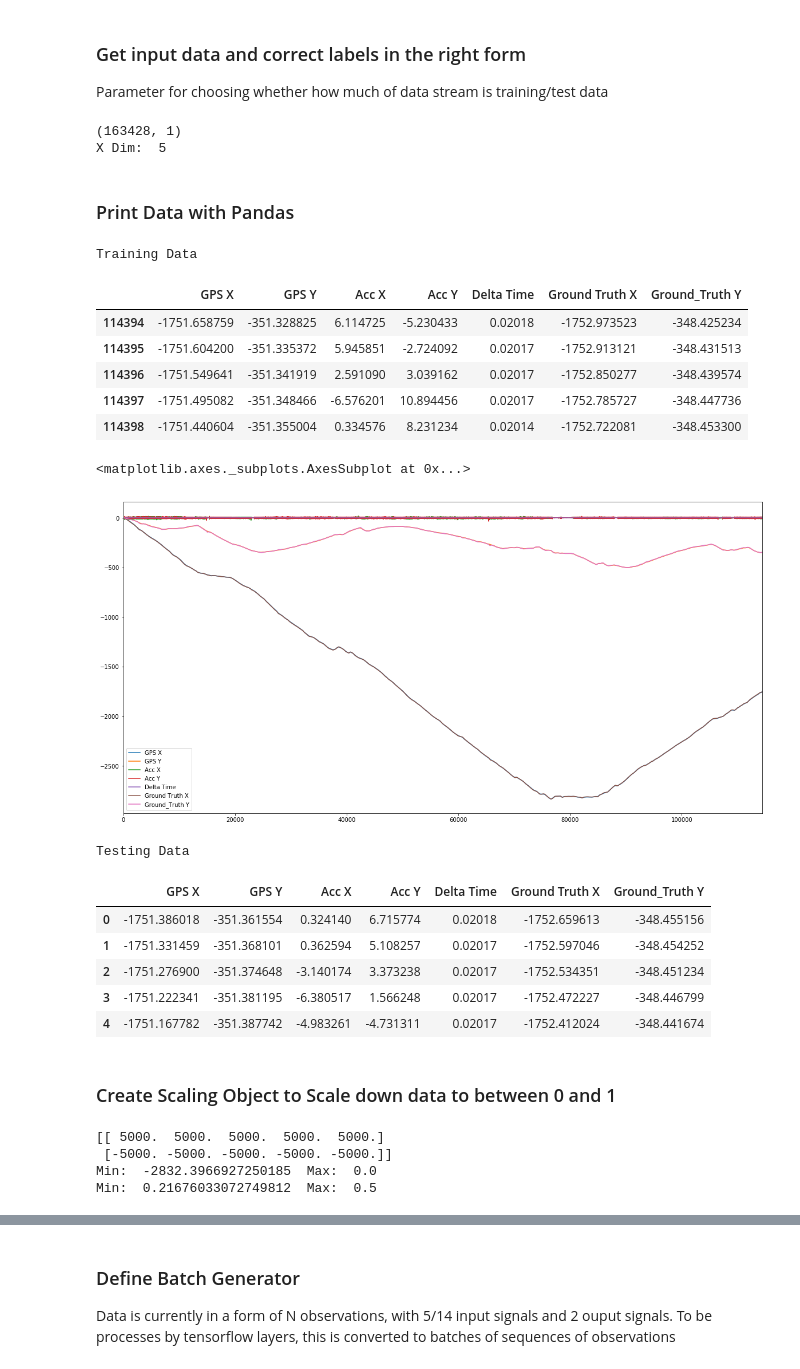
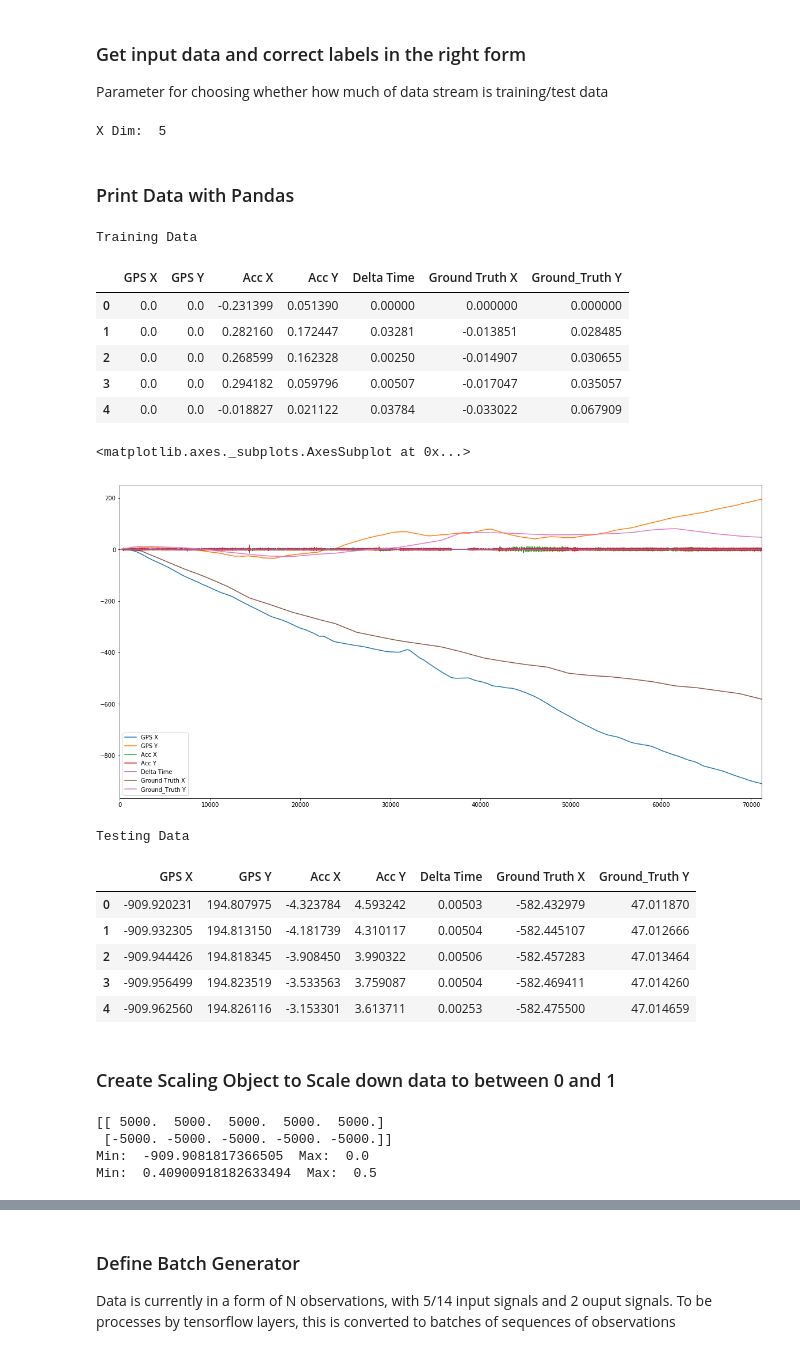
Before and after one commit to harrywaugh/ActivityTrackingWithSensorFusion, a Jupyter notebook: Gated Recurrent Unit.ipynb, the cells around one changed output, grey strips where cells are left out. Saved outputs shown, nothing was run; the diff lists cells and outputs as text; code cells hidden in the pictures.

```diff
--- a/Gated Recurrent Unit.ipynb
+++ b/Gated Recurrent Unit.ipynb
@@ -28,3 +33,12 @@ from tensorflow.python.keras.initializers import RandomUniform
 As no reliable ground truth currently, using Kalman Filter results. Note: Ground truth must currently have the same timesteps as the input.
 
 https://github.com/Hvass-Labs/TensorFlow-Tutorials/blob/master/23_Time-Series-Prediction.ipynb
+# %%
+# %load_ext line_profiler
+# %lprun -T lprof0 -f Data_Stream.__init__ Data_Stream('uni.csv')
+# %cat lprof0
+
+data = Data_Stream('uni.csv', load_truth=True)
+
+
+compute_kalman(data)
@@ -31,16 +54,20 @@ https://github.com/Hvass-Labs/TensorFlow-Tutorials/blob/master/23_Time-Series-Pr
 # %%
-# %load_ext line_profiler
-# %lprun -T lprof0 -f Data_Stream.__init__ Data_Stream('uni.csv')
-# %cat lprof0
+%matplotlib notebook
 
-data = Data_Stream('data8.csv')
+plt.figure(figsize=(9, 8))
+ax=plt.subplot(111)
+colors = ['bo', 'go', 'ro', 'co', 'mo', 'yo', 'ko']
+step = 1000
 
+for i in range (0, 40000, step):
+    upper_lim = int((i+step)/step)*step
+    lower_lim = int(i/step)*step
 
-compute_kalman(data)
-plt.figure(figsize=(14, 9))
-ax=plt.subplot(111)
-plt.plot(data.gps[:, 1], data.gps[:, 2], 'r-', lw=1, label='GPS or Training Data ') ##
-plt.plot(data.kal_dis[:, 1], data.kal_dis[:, 2], 'g-', lw=1, label='Kalman or Training Labels') ##Training Labels
+    plt.plot(data.gps[lower_lim:upper_lim, 1], data.gps[lower_lim:upper_lim, 2],
+             colors[int(i/step)%7], ms=0.1) ##
+    # plt.plot(data.kal_dis[:, 1], data.kal_dis[:, 2], 'g-', lw=1, label='Kalman or Training Labels') ##Training Labels
+    plt.plot(data.ground_truth.dis[lower_lim:upper_lim, 1], data.ground_truth.dis[lower_lim:upper_lim, 2],
+             colors[int(i/step)%7], ms=0.1) ##Training Labels
 plt.title("Plotting GPS Displacement and Ground Truth")
-ax.legend()
+# ax.legend()
 # %% [output]
@@ -64,10 +143,10 @@ def create_input_and_output(data, just_acc=False):
     gyro = data.gyro[:, 1:4]
 
     time_series = data.acc_ERC[:, 0]
-    ground_truth = data.kal_dis[:, 1:3]
+#     ground_truth = data.kal_dis[:, 1:3]
+    ground_truth = data.ground_truth.dis[:, 1:3]
     delta_time = np.diff(time_series, axis=0)
     delta_time = np.concatenate(([[0]], delta_time))
-    print(delta_time.shape)
 
     # Choose which data to include in input
     if (just_acc):
@@ -91,35 +170,34 @@ training_labels = ground_truth[:num_train, :]
 test_data     = input_data[num_train:, :]
 test_labels   = ground_truth[num_train:, :]
 # %% [output]
-(163428, 1)
 X Dim:  5
 # %% [markdown]
 ### Print Data with Pandas
 # %%
 if(False):
     training_frame = pd.DataFrame(np.concatenate((training_data, training_labels), axis=1),
                                                  columns=['GPS X', 'GPS Y', 'Acc X', 'Acc Y',
                                                           'Delta Time', 'Ground Truth X', 'Ground_Truth Y'])
 else:
     training_frame = pd.DataFrame(np.concatenate((training_data, training_labels), axis=1),
                                                  columns=['GPS X', 'GPS Y', 'Acc X', 'Acc Y',
 #                                                           'Vel X', 'Vel Y',
 #                                                           'Mag X', 'Mag Y',
 #                                                           'Gyro X', 'Gyro Y', 'Gyro Z',
                                                           'Delta Time', 'Ground Truth X', 'Ground_Truth Y'])
 print("Training Data")
-display(training_frame.tail(5))
+display(training_frame.head(5))
 training_frame.plot(figsize=(20,10))
 # %% [output]
 Training Data
 |  | GPS X | GPS Y | Acc X | Acc Y | Delta Time | Ground Truth X | Ground_Truth Y |
-| 114394 | -1751.658759 | -351.328825 | 6.114725 | -5.230433 | 0.02018 | -1752.973523 | -348.425234 |
-| 114395 | -1751.604200 | -351.335372 | 5.945851 | -2.724092 | 0.02017 | -1752.913121 | -348.431513 |
-| 114396 | -1751.549641 | -351.341919 | 2.591090 | 3.039162 | 0.02017 | -1752.850277 | -348.439574 |
-| 114397 | -1751.495082 | -351.348466 | -6.576201 | 10.894456 | 0.02017 | -1752.785727 | -348.447736 |
-| 114398 | -1751.440604 | -351.355004 | 0.334576 | 8.231234 | 0.02014 | -1752.722081 | -348.453300 |
+| 0 | 0.0 | 0.0 | -0.231399 | 0.051390 | 0.00000 | 0.000000 | 0.000000 |
+| 1 | 0.0 | 0.0 | 0.282160 | 0.172447 | 0.03281 | -0.013851 | 0.028485 |
+| 2 | 0.0 | 0.0 | 0.268599 | 0.162328 | 0.00250 | -0.014907 | 0.030655 |
+| 3 | 0.0 | 0.0 | 0.294182 | 0.059796 | 0.00507 | -0.017047 | 0.035057 |
+| 4 | 0.0 | 0.0 | -0.018827 | 0.021122 | 0.03784 | -0.033022 | 0.067909 |
 <matplotlib.axes._subplots.AxesSubplot at 0x...>
-[figure, old version]
+[figure, new version]
 # %%
 if(False):
     test_frame = pd.DataFrame(np.concatenate((test_data, test_labels), axis=1),
@@ -138,11 +216,11 @@ display(test_frame.head(5))
 # %% [output]
 Testing Data
 |  | GPS X | GPS Y | Acc X | Acc Y | Delta Time | Ground Truth X | Ground_Truth Y |
-| 0 | -1751.386018 | -351.361554 | 0.324140 | 6.715774 | 0.02018 | -1752.659613 | -348.455156 |
-| 1 | -1751.331459 | -351.368101 | 0.362594 | 5.108257 | 0.02017 | -1752.597046 | -348.454252 |
-| 2 | -1751.276900 | -351.374648 | -3.140174 | 3.373238 | 0.02017 | -1752.534351 | -348.451234 |
-| 3 | -1751.222341 | -351.381195 | -6.380517 | 1.566248 | 0.02017 | -1752.472227 | -348.446799 |
-| 4 | -1751.167782 | -351.387742 | -4.983261 | -4.731311 | 0.02017 | -1752.412024 | -348.441674 |
+| 0 | -909.920231 | 194.807975 | -4.323784 | 4.593242 | 0.00503 | -582.432979 | 47.011870 |
+| 1 | -909.932305 | 194.813150 | -4.181739 | 4.310117 | 0.00504 | -582.445107 | 47.012666 |
+| 2 | -909.944426 | 194.818345 | -3.908450 | 3.990322 | 0.00506 | -582.457283 | 47.013464 |
+| 3 | -909.956499 | 194.823519 | -3.533563 | 3.759087 | 0.00504 | -582.469411 | 47.014260 |
+| 4 | -909.962560 | 194.826116 | -3.153301 | 3.613711 | 0.00253 | -582.475500 | 47.014659 |
 # %% [markdown]
 ### Create Scaling Object to Scale down data to between 0 and 1
 # %%
@@ -162,8 +240,8 @@ print("Min: ", np.min(scaled_training_data[:, 0]), " Max: ", np.max(scaled_train
 # %% [output]
 [[ 5000.  5000.  5000.  5000.  5000.]
  [-5000. -5000. -5000. -5000. -5000.]]
-Min:  -2832.3966927250185  Max:  0.0
-Min:  0.21676033072749812  Max:  0.5
+Min:  -909.9081817366505  Max:  0.0
+Min:  0.40900918182633494  Max:  0.5
 # %%
 y_scaler = MinMaxScaler()
 
```
Also changed, not shown: parts of 19 cells of this notebook, 4 other files.
